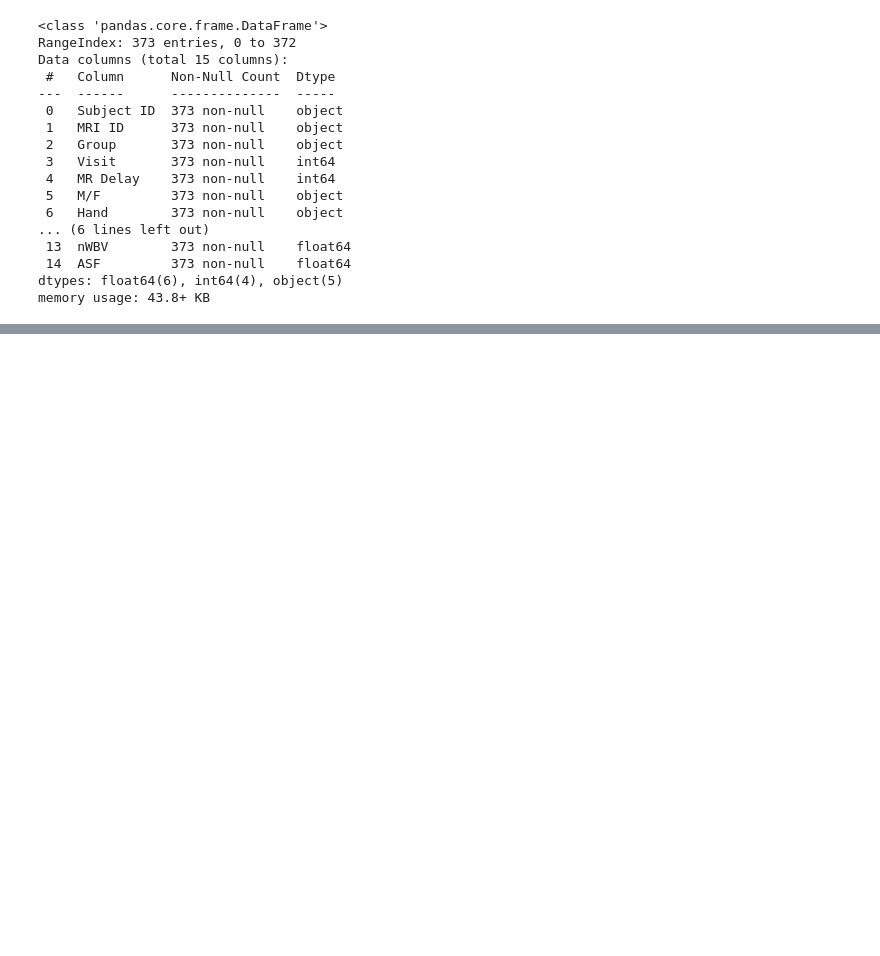
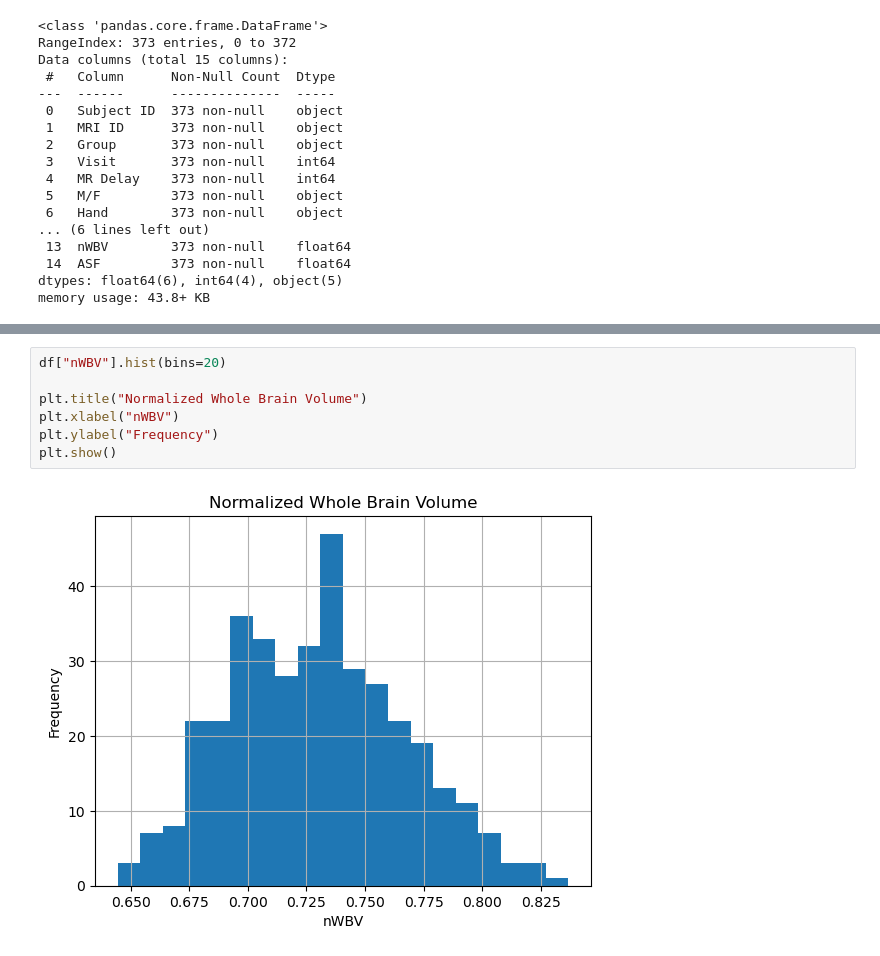
Before and after one commit to pamusai-45/NeuroPath-AI, a Jupyter notebook: notebook/01_data_understanding.ipynb, the cells around one changed output, grey strips where cells are left out. Drawn from its saved outputs; the diff is of its cells as text; blank space fills up the shorter version.

```diff
--- a/notebook/01_data_understanding.ipynb
+++ b/notebook/01_data_understanding.ipynb
@@ -108,0 +323,9 @@ df[["Subject ID", "MRI ID", "Visit", "MR Delay"]].head(20)
+# %%
+df["nWBV"].hist(bins=20)
+
+plt.title("Normalized Whole Brain Volume")
+plt.xlabel("nWBV")
+plt.ylabel("Frequency")
+plt.show()
+# %% [output]
+[figure, added]
```
Also changed, not shown: parts of 86 cells of this notebook.
